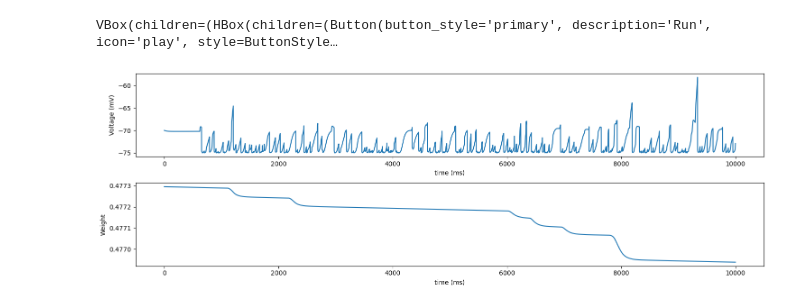
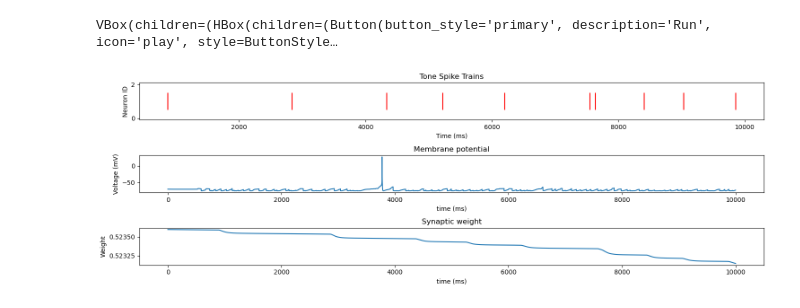
Before and after one commit to cyneuro/Fear-Lesson-Plans, a Jupyter notebook: Lesson-5-D2/betterD2.ipynb, the cells around one changed output. Saved outputs shown, nothing was run; the diff lists cells and outputs as text; code cells hidden in the pictures.

Commit message:
added tone ploting

```diff
--- a/Lesson-5-D2/betterD2.ipynb
+++ b/Lesson-5-D2/betterD2.ipynb
@@ -217,18 +129,26 @@ def model(tone_hz, PN_hz, INT_hz, tone_w_mean, tone_w_std, PN_w_mean, PN_w_std,
 
     display(ui)
     fig = plt.figure(figsize=(15, 5), tight_layout=True)
-    gs = gridspec.GridSpec(2, 1, width_ratios=[1], height_ratios=[1,1])
+    gs = gridspec.GridSpec(3, 1, width_ratios=[1], height_ratios=[1,1,1])
 
     ax0 = plt.subplot(gs[0,0])
     ax1 = plt.subplot(gs[1,0])
+    ax2 = plt.subplot(gs[2,0])
 
-    ax0.plot(t, Soma_v)
-    ax0.set_xlabel("time (ms)")
-    ax0.set_ylabel("Voltage (mV)")
+    ax0.eventplot(spikes_tone, colors='r')
+    ax0.set_title('Tone Spike Trains')
+    ax0.set_xlabel('Time (ms)')
+    ax0.set_ylabel('Neuron ID')
 
-    ax1.plot(t, W)
+    ax1.plot(t, Soma_v)
+    ax1.set_title('Membrane potential')
     ax1.set_xlabel("time (ms)")
-    ax1.set_ylabel("Weight")
+    ax1.set_ylabel("Voltage (mV)")
+
+    ax2.plot(t, W)
+    ax2.set_title('Synaptic weight')
+    ax2.set_xlabel("time (ms)")
+    ax2.set_ylabel("Weight")
     plt.show()
 
 # Default parameter values
@@ -269,31 +189,31 @@ w_reset = widgets.Button(description="Reset", disabled=False, button_style='info
 def run_model(event):
     model(
         w_tone_hz.value, w_PN_hz.value, w_INT_hz.value,
         w_tone_w_mean.value, w_tone_w_std.value,
         w_PN_w_mean.value, w_PN_w_std.value,
         w_INT_w_mean.value, w_INT_w_std.value,
         w_num_PN.value, w_num_INT.value
     )
 
 # Define function to reset sliders
 def reset_sliders(event):
     for w_slider in [w_tone_hz, w_PN_hz, w_INT_hz, w_tone_w_mean, w_tone_w_std, w_PN_w_mean, w_PN_w_std, w_INT_w_mean, w_INT_w_std, w_num_PN, w_num_INT]:
         w_slider.value = default_parameters[w_slider.description]
 
 # Link run button to run_model function
 w_run.on_click(run_model)
 
 # Link reset button to reset_sliders function
 w_reset.on_click(reset_sliders)
 
 # Display sliders, buttons, and plot
 ui = VBox([HBox([w_run, w_reset]),
            HBox([w_tone_hz, w_PN_hz, w_INT_hz]),
            HBox([w_tone_w_mean, w_PN_w_mean, w_INT_w_mean]),
            HBox([w_tone_w_std, w_PN_w_std, w_INT_w_std]),
            HBox([w_num_PN, w_num_INT])])
 
 display(ui)
 # %% [output]
 VBox(children=(HBox(children=(Button(button_style='primary', description='Run', icon='play', style=ButtonStyle…
-[figure, old version]
+[figure, new version]
```
Also changed, not shown: parts of 2 cells of this notebook.
